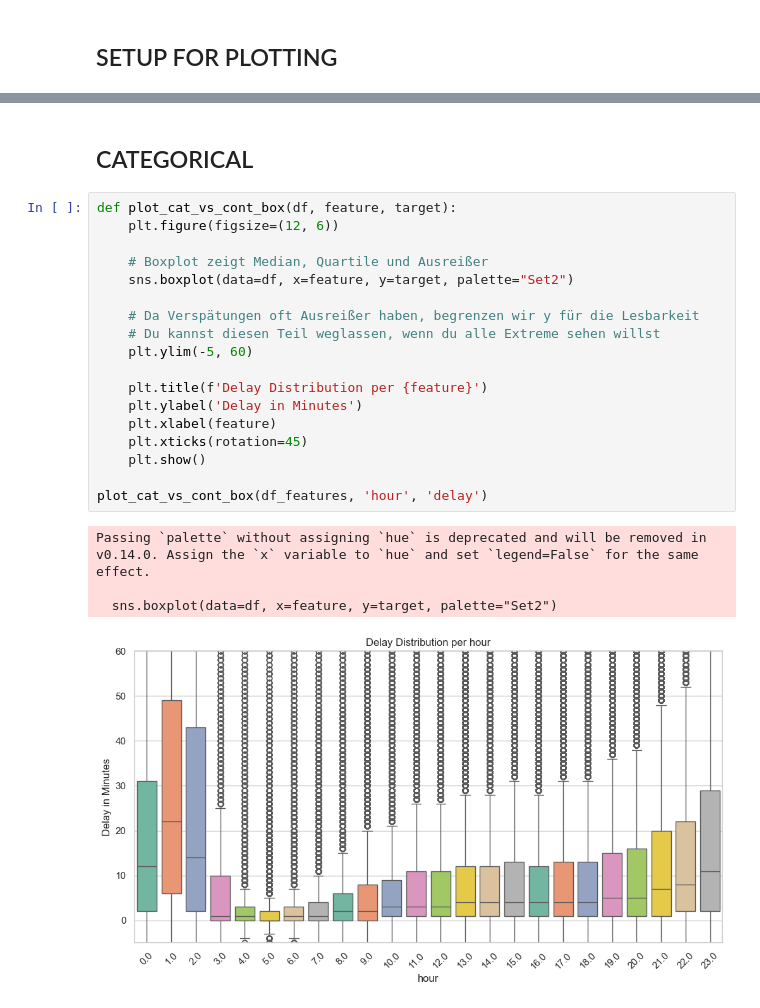
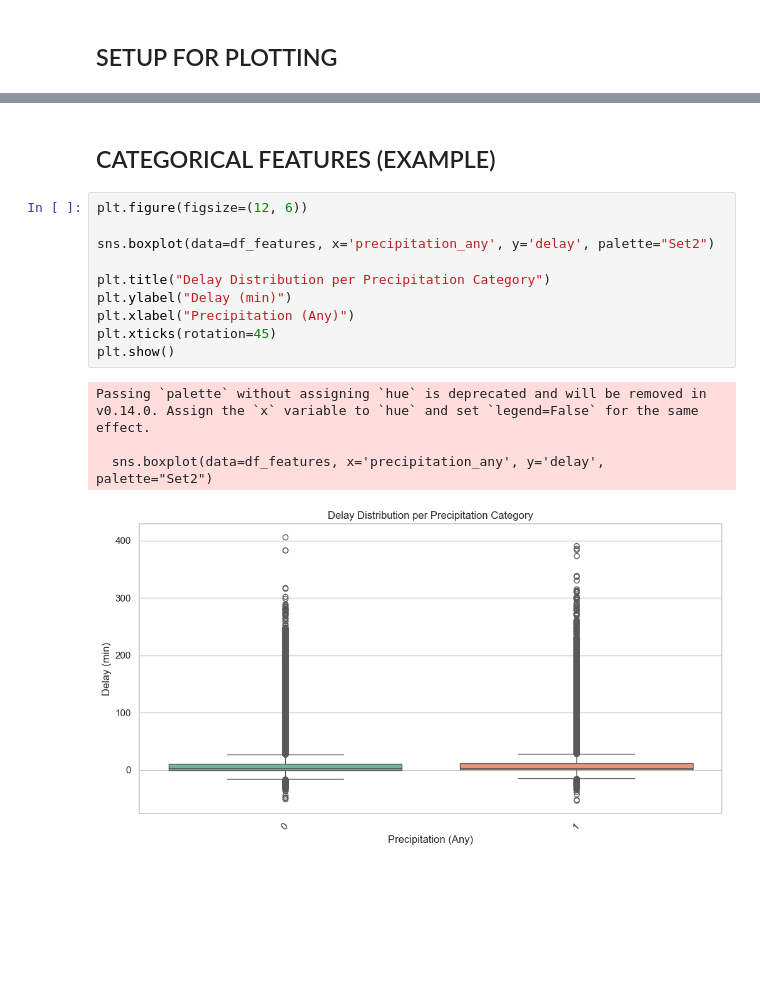
Before and after one commit to bjarneh22/Delay_Predictor_Deutsche_Bahn, a Jupyter notebook: src/jakob_analysis/02_eda.ipynb, the cells around one changed output, grey strips where cells are left out. Saved outputs shown, nothing was run; the diff lists cells and outputs as text; blank space fills up the shorter version.

```diff
--- a/src/jakob_analysis/02_eda.ipynb
+++ b/src/jakob_analysis/02_eda.ipynb
@@ -156,25 +142,17 @@ plot_cont_vs_cont(df_features, "wind_speed", "delay")
 # %% [markdown]
-## CATEGORICAL
+## CATEGORICAL FEATURES (EXAMPLE)
 # %%
-def plot_cat_vs_cont_box(df, feature, target):
-    plt.figure(figsize=(12, 6))
+plt.figure(figsize=(12, 6))
 
-    # Boxplot zeigt Median, Quartile und Ausreißer
-    sns.boxplot(data=df, x=feature, y=target, palette="Set2")
+sns.boxplot(data=df_features, x='precipitation_any', y='delay', palette="Set2")
 
-    # Da Verspätungen oft Ausreißer haben, begrenzen wir y für die Lesbarkeit
-    # Du kannst diesen Teil weglassen, wenn du alle Extreme sehen willst
-    plt.ylim(-5, 60)
-
-    plt.title(f'Delay Distribution per {feature}')
-    plt.ylabel('Delay in Minutes')
-    plt.xlabel(feature)
-    plt.xticks(rotation=45)
-    plt.show()
-
-plot_cat_vs_cont_box(df_features, 'hour', 'delay')
+plt.title("Delay Distribution per Precipitation Category")
+plt.ylabel("Delay (min)")
+plt.xlabel("Precipitation (Any)")
+plt.xticks(rotation=45)
+plt.show()
 # %% [output]
 Passing `palette` without assigning `hue` is deprecated and will be removed in v0.14.0. Assign the `x` variable to `hue` and set `legend=False` for the same effect.
 
-  sns.boxplot(data=df, x=feature, y=target, palette="Set2")
+  sns.boxplot(data=df_features, x='precipitation_any', y='delay', palette="Set2")
-[figure, old version]
+[figure, new version]
```
Also changed, not shown: parts of 12 cells of this notebook.
